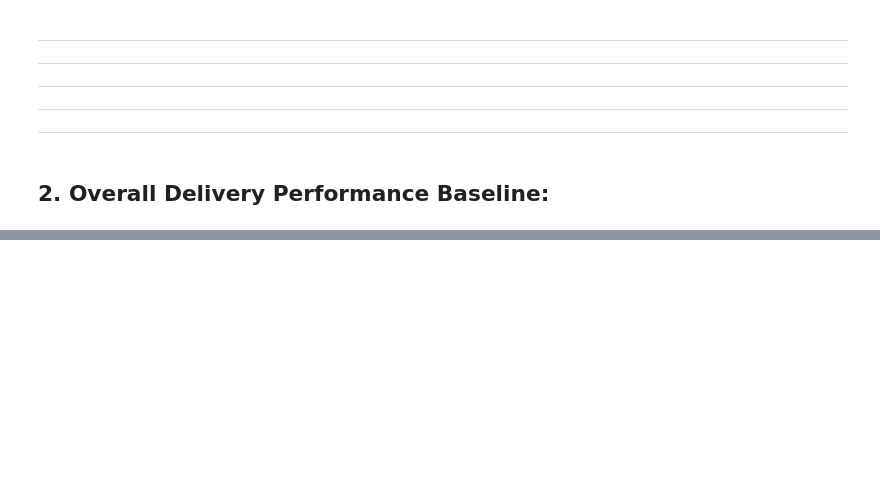
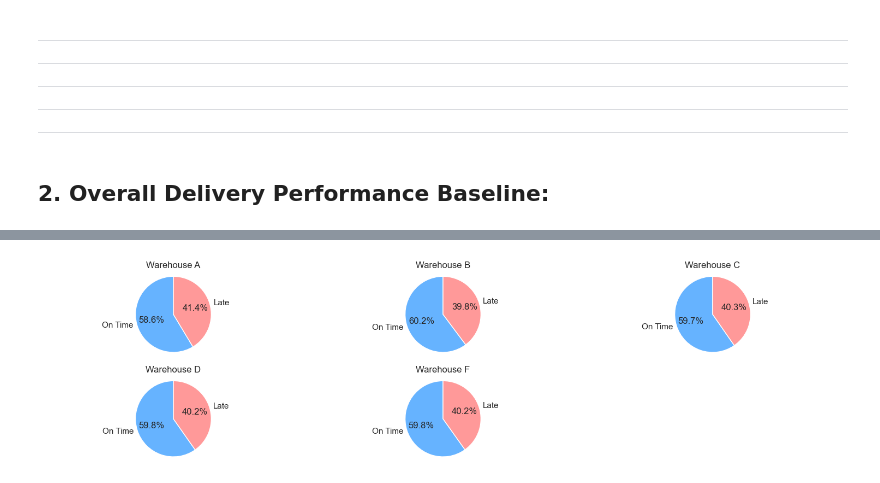
Before and after one commit to rajesh-coventry/Projects, a Jupyter notebook: 02_Data_Visuallization/05_E-Commerce_Shipping/01_delivery_performance_optimization.ipynb, the cells around one changed output, grey strips where cells are left out. Drawn from its saved outputs; the diff is of its cells as text; code cells hidden in the pictures; blank space fills up the shorter version.

```diff
--- a/02_Data_Visuallization/05_E-Commerce_Shipping/01_delivery_performance_optimization.ipynb
+++ b/02_Data_Visuallization/05_E-Commerce_Shipping/01_delivery_performance_optimization.ipynb
@@ -169,0 +333,3 @@ sns.boxplot(data=data[['Discount_offered']], orient="h", palette="Set3", width=
+# %%
+# compute the propersion of on-time deliveries for each warehouse block
+rat["proportion"] = rat.groupby("Warehouse_block")["count"].transform(lambda x: x / x.sum())
@@ -169,0 +350,33 @@ sns.boxplot(data=data[['Discount_offered']], orient="h", palette="Set3", width=
+# %%
+import math
+# Get unique warehouses
+warehouses = rat['Warehouse_block'].unique()
+n_warehouses = len(warehouses)
+
+# Subplot grid dimensions
+n_cols = 3
+n_rows = math.ceil(n_warehouses / n_cols)
+
+# Create figure and axes
+fig, axes = plt.subplots(n_rows, n_cols, figsize=(15, n_rows * 2))
+axes = axes.flatten()  # Flatten in case of single row
+
+# Loop through each warehouse and plot
+for i, block in enumerate(warehouses):
+    subset = rat[rat['Warehouse_block'] == block]
+    sizes = subset['count'].values
+    labels = ['On Time', 'Late']
+    colors = ['#66b3ff', '#ff9999']
+
+    axes[i].pie(sizes, labels=labels, colors=colors, autopct='%1.1f%%', startangle=90)
+    axes[i].set_title(f'Warehouse {block}')
+    axes[i].axis('equal')
+
+# Hide any unused subplots
+for j in range(i + 1, len(axes)):
+    axes[j].axis('off')
+
+plt.tight_layout()
+plt.show()
+# %% [output]
+[figure, added]
```
Also changed, not shown: parts of 19 cells of this notebook.
